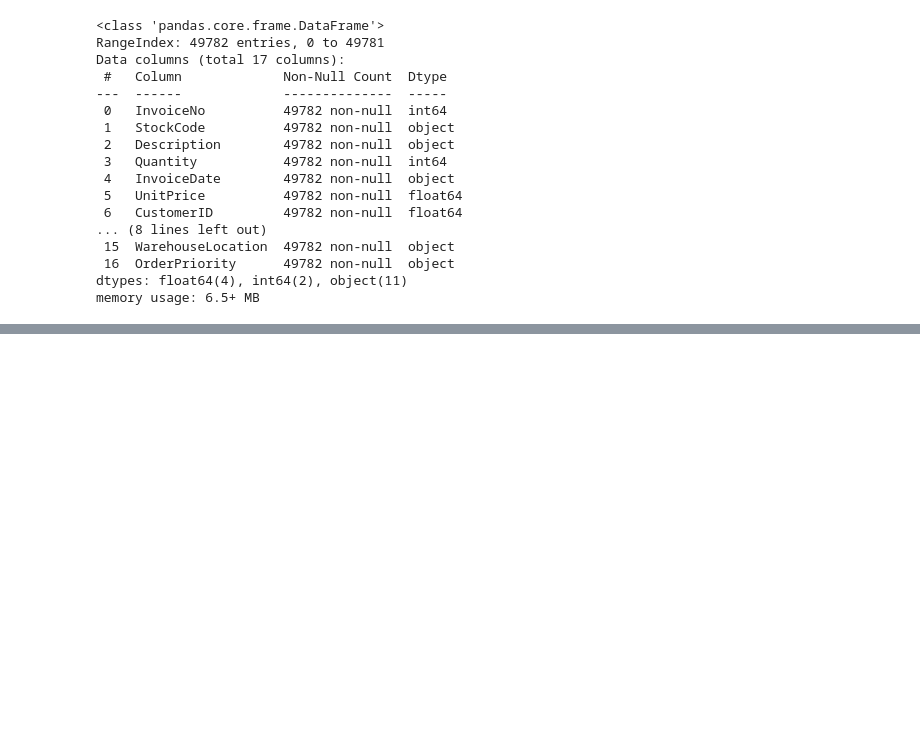
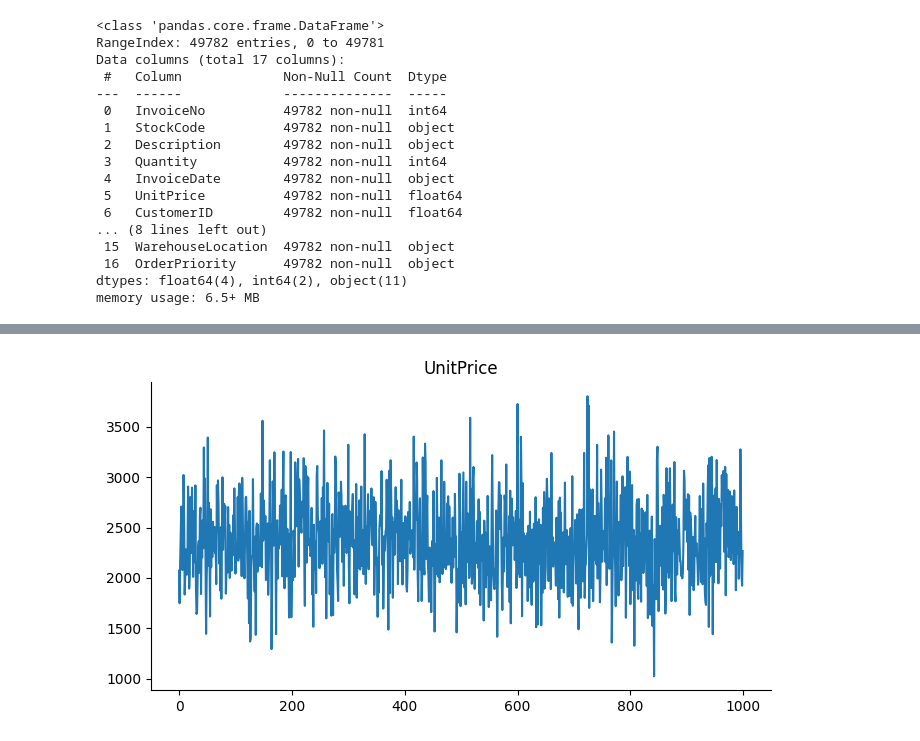
Before and after one commit to mks2607/Data_mks, a Jupyter notebook: Online_sales.ipynb, the cells around one changed output, grey strips where cells are left out. Drawn from its saved outputs; the diff is of its cells as text; code cells hidden in the pictures; blank space fills up the shorter version.

```diff
--- a/Online_sales.ipynb
+++ b/Online_sales.ipynb
@@ -224,0 +241,4 @@ memory usage: 6.5+ MB
+# %%
+df_svod = data[['StockCode','Country','Category','Description','InvoiceDate','UnitPrice','PaymentMethod']]
+
+df_svod
@@ -224,0 +334,4 @@ memory usage: 6.5+ MB
+# %%
+#4
+group_sku = df_svod.groupby('StockCode')['UnitPrice'].sum().reset_index()
+group_sku
@@ -224,0 +360,6 @@ memory usage: 6.5+ MB
+# %%
+from matplotlib import pyplot as plt
+group_sku['UnitPrice'].plot(kind='line', figsize=(8, 4), title='UnitPrice')
+plt.gca().spines[['top', 'right']].set_visible(False)
+# %% [output]
+[figure, added]
```
Also changed, not shown: parts of 10 cells of this notebook.
